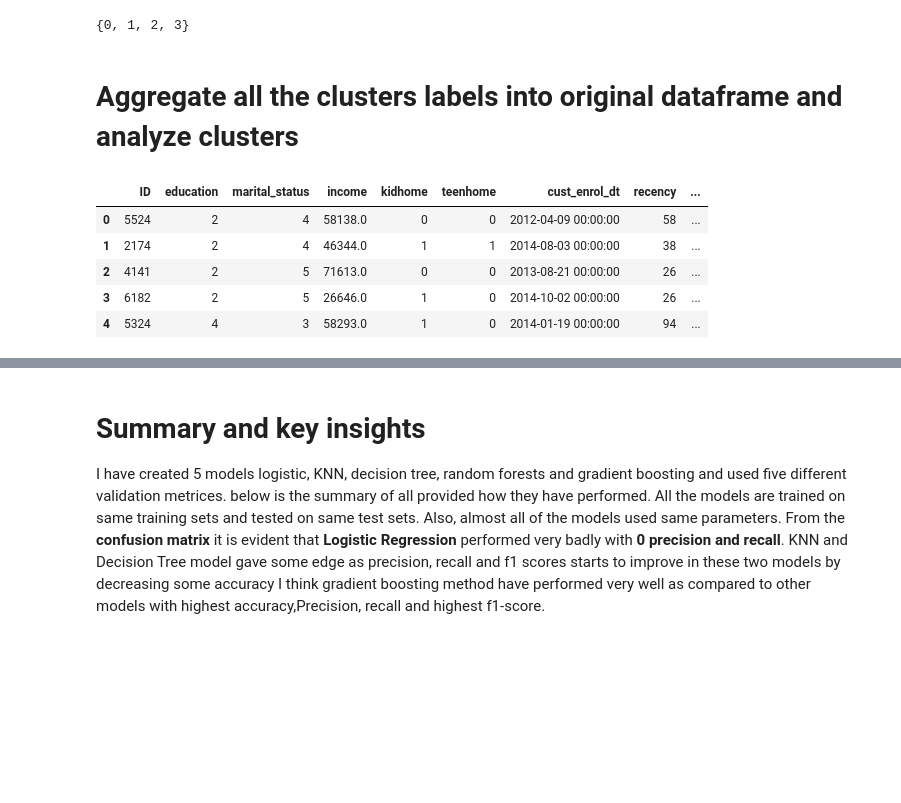
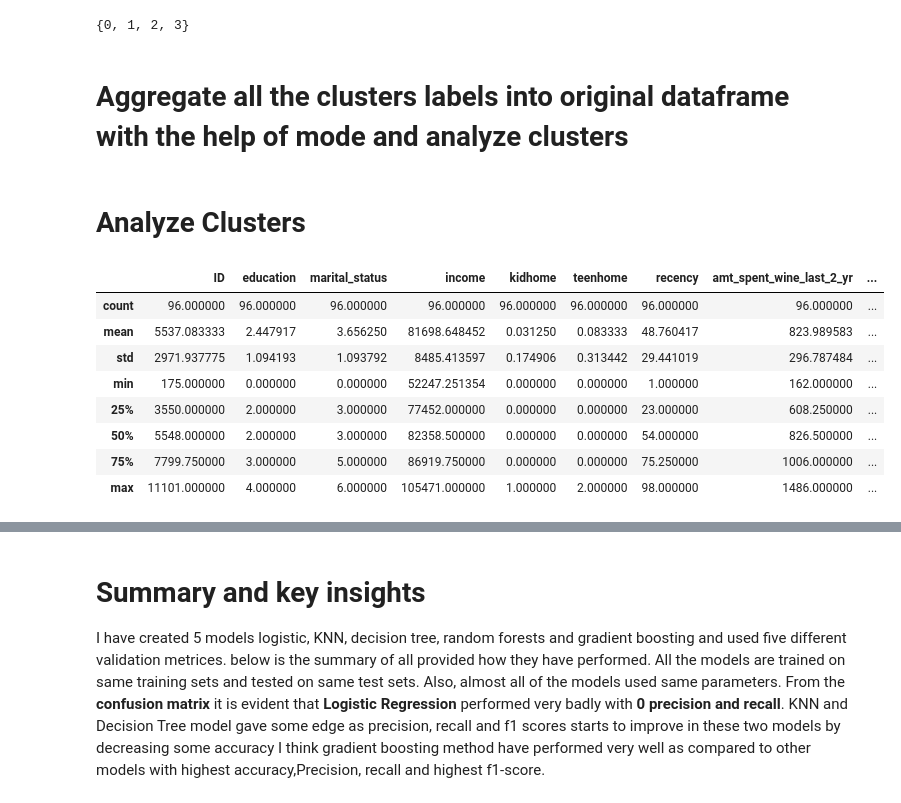
Before and after one commit to sanjeevtyagi170/tyagisx-projects, a Jupyter notebook: coursera-unsupervised.ipynb, the cells around one changed output, grey strips where cells are left out. Cells and saved outputs as stored; diff of their text form; code cells hidden in the pictures; blank space fills up the shorter version.

```diff
--- a/coursera-unsupervised.ipynb
+++ b/coursera-unsupervised.ipynb
@@ -301,17 +301,8 @@ set(birch.labels_)
 # %% [output]
 {0, 1, 2, 3}
 # %% [markdown]
-# Aggregate all the clusters labels into original dataframe and analyze clusters
+# Aggregate all the clusters labels into original dataframe with the help of mode and analyze clusters
 # %%
 data['kmeans']=kmeans_labels
 data['agc']=agc_labels
 data['birch']=birch_labels
-# %%
-data.head()
-# %% [output]
-|  | ID | education | marital_status | income | kidhome | teenhome | cust_enrol_dt | recency | ... |
-| 0 | 5524 | 2 | 4 | 58138.0 | 0 | 0 | 2012-04-09 00:00:00 | 58 | ... |
-| 1 | 2174 | 2 | 4 | 46344.0 | 1 | 1 | 2014-08-03 00:00:00 | 38 | ... |
-| 2 | 4141 | 2 | 5 | 71613.0 | 0 | 0 | 2013-08-21 00:00:00 | 26 | ... |
-| 3 | 6182 | 2 | 5 | 26646.0 | 1 | 0 | 2014-10-02 00:00:00 | 26 | ... |
-| 4 | 5324 | 4 | 3 | 58293.0 | 1 | 0 | 2014-01-19 00:00:00 | 94 | ... |
@@ -317,0 +312,15 @@ data.head()
+# %% [markdown]
+# Analyze Clusters
+# %%
+df_c1=data[data.voting_labels==1]
+df_c1.describe()
+# %% [output]
+|  | ID | education | marital_status | income | kidhome | teenhome | recency | amt_spent_wine_last_2_yr | ... |
+| count | 96.000000 | 96.000000 | 96.000000 | 96.000000 | 96.000000 | 96.000000 | 96.000000 | 96.000000 | ... |
+| mean | 5537.083333 | 2.447917 | 3.656250 | 81698.648452 | 0.031250 | 0.083333 | 48.760417 | 823.989583 | ... |
+| std | 2971.937775 | 1.094193 | 1.093792 | 8485.413597 | 0.174906 | 0.313442 | 29.441019 | 296.787484 | ... |
+| min | 175.000000 | 0.000000 | 0.000000 | 52247.251354 | 0.000000 | 0.000000 | 1.000000 | 162.000000 | ... |
+| 25% | 3550.000000 | 2.000000 | 3.000000 | 77452.000000 | 0.000000 | 0.000000 | 23.000000 | 608.250000 | ... |
+| 50% | 5548.000000 | 2.000000 | 3.000000 | 82358.500000 | 0.000000 | 0.000000 | 54.000000 | 826.500000 | ... |
+| 75% | 7799.750000 | 3.000000 | 5.000000 | 86919.750000 | 0.000000 | 0.000000 | 75.250000 | 1006.000000 | ... |
+| max | 11101.000000 | 4.000000 | 6.000000 | 105471.000000 | 1.000000 | 2.000000 | 98.000000 | 1486.000000 | ... |
```
Also changed, not shown: parts of 8 cells of this notebook.
